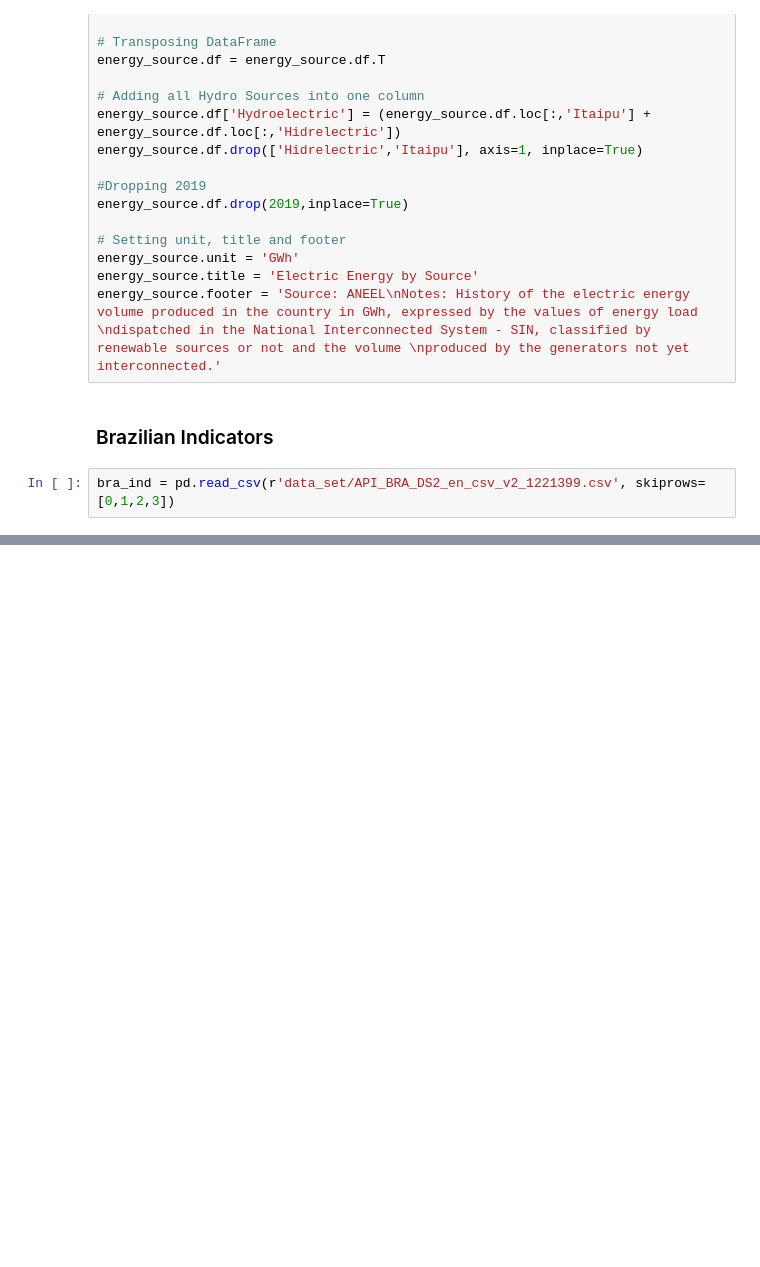
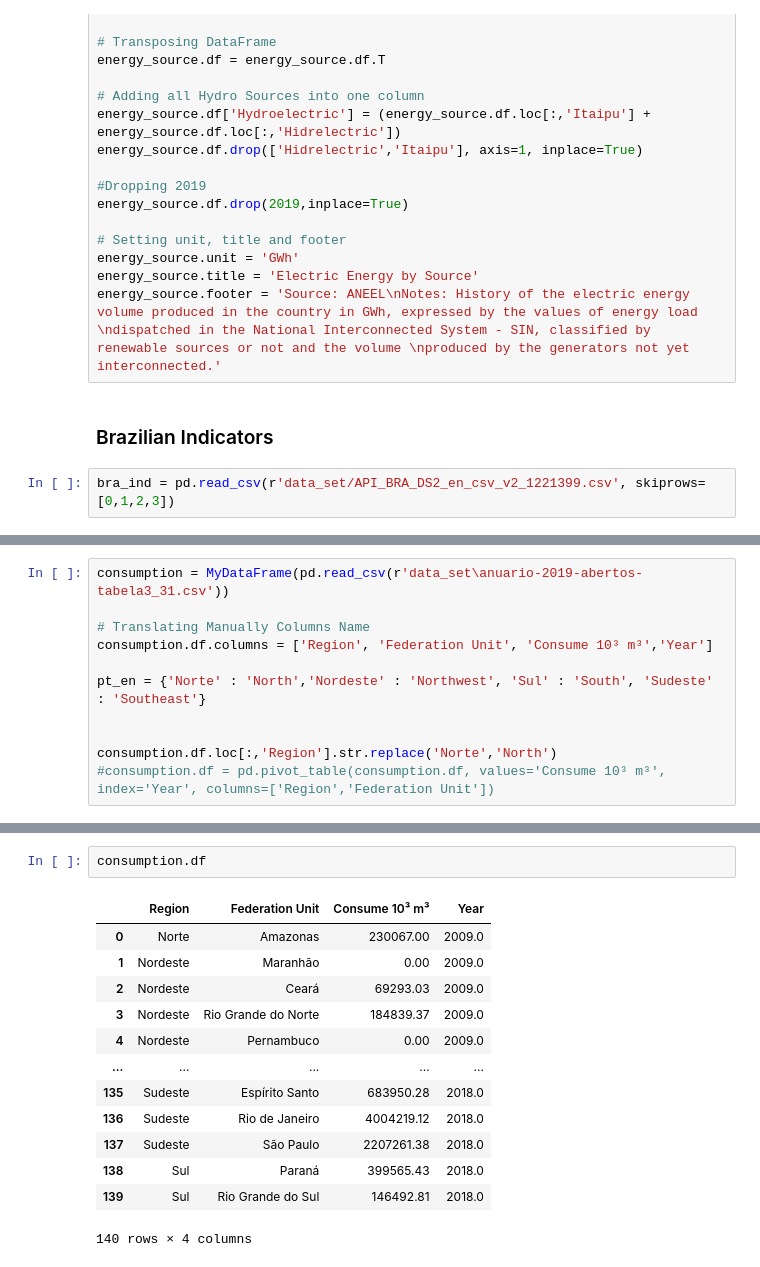
Before and after one commit to lauramsfernandes/BrazilianGasMarket, a Jupyter notebook: naturalGas_Wrangling.ipynb, the cells around one changed output, grey strips where cells are left out. Saved outputs shown, nothing was run; the diff lists cells and outputs as text; blank space fills up the shorter version.

Commit message:
Creating news demands DataFrame

```diff
--- a/naturalGas_Wrangling.ipynb
+++ b/naturalGas_Wrangling.ipynb
@@ -400,0 +393,11 @@ bra_ind = pd.read_csv(r'data_set/API_BRA_DS2_en_csv_v2_1221399.csv', skiprows=[0
+# %%
+consumption = MyDataFrame(pd.read_csv(r'data_set\anuario-2019-abertos-tabela3_31.csv'))
+
+# Translating Manually Columns Name
+consumption.df.columns = ['Region', 'Federation Unit', 'Consume 10³ m³','Year']
+
+pt_en = {'Norte' : 'North','Nordeste' : 'Northwest', 'Sul' : 'South', 'Sudeste' : 'Southeast'}
+
+
+consumption.df.loc[:,'Region'].str.replace('Norte','North')
+#consumption.df = pd.pivot_table(consumption.df, values='Consume 10³ m³', index='Year', columns=['Region','Federation Unit'])
@@ -400,0 +417,16 @@ bra_ind = pd.read_csv(r'data_set/API_BRA_DS2_en_csv_v2_1221399.csv', skiprows=[0
+# %%
+consumption.df
+# %% [output]
+|  | Region | Federation Unit | Consume 10³ m³ | Year |
+| 0 | Norte | Amazonas | 230067.00 | 2009.0 |
+| 1 | Nordeste | Maranhão | 0.00 | 2009.0 |
+| 2 | Nordeste | Ceará | 69293.03 | 2009.0 |
+| 3 | Nordeste | Rio Grande do Norte | 184839.37 | 2009.0 |
+| 4 | Nordeste | Pernambuco | 0.00 | 2009.0 |
+| ... | ... | ... | ... | ... |
+| 135 | Sudeste | Espírito Santo | 683950.28 | 2018.0 |
+| 136 | Sudeste | Rio de Janeiro | 4004219.12 | 2018.0 |
+| 137 | Sudeste | São Paulo | 2207261.38 | 2018.0 |
+| 138 | Sul | Paraná | 399565.43 | 2018.0 |
+| 139 | Sul | Rio Grande do Sul | 146492.81 | 2018.0 |
+140 rows × 4 columns
```
Also changed, not shown: parts of 20 cells of this notebook, 4 other files.
